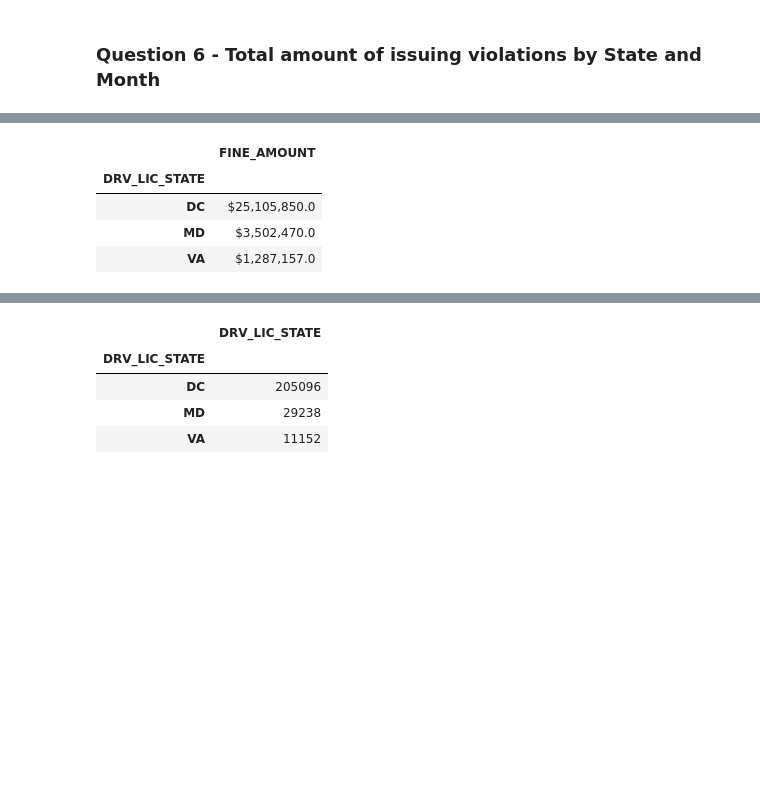
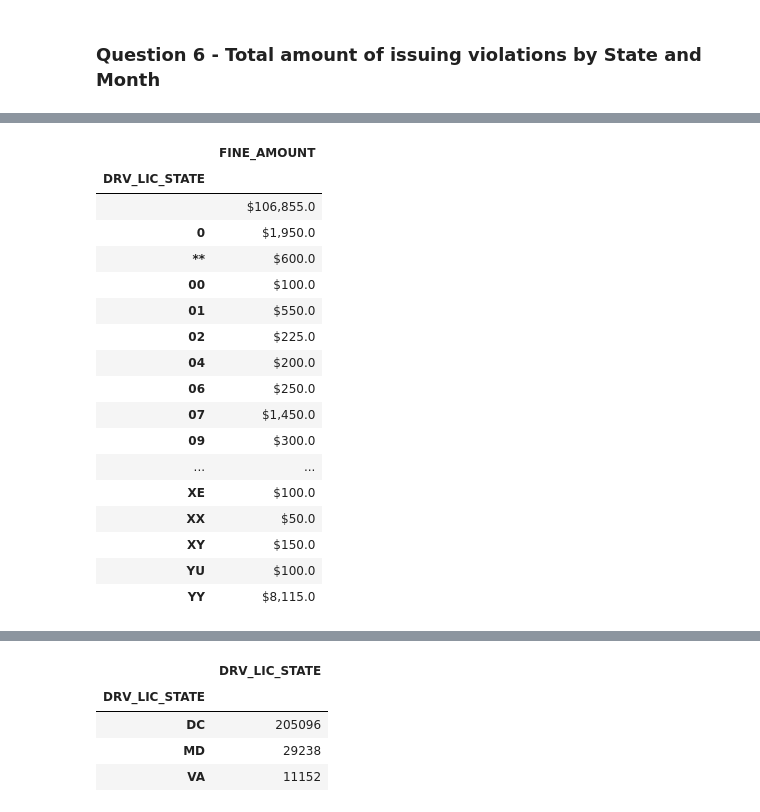
Before and after one commit to Renier83/API-challenge1, a Jupyter notebook: Project/Path_violation.ipynb, the cells around one changed output, grey strips where cells are left out. Cells and saved outputs as stored; diff of their text form; code cells hidden in the pictures; blank space fills up the shorter version.

```diff
--- a/Project/Path_violation.ipynb
+++ b/Project/Path_violation.ipynb
@@ -60,10 +60,10 @@ https://opendata.arcgis.com/datasets/a1f2142a687b425ab49f5ec016f99e24_11.csv
 moving_violations_issued_in_december_2019.csv
 -1 / unknown2019//Moving_Violations_Issued_in_December_2019 (1).csv
 # %%
-column_names = ["ISSUE_DATE","VIOLATION_PROCESS_DESC","DRV_LIC_STATE","FINE_AMOUNT"]
+column_names = ["ISSUE_DATE","VIOLATION_PROCESS_DESC","DRV_LIC_STATE","FINE_AMOUNT", "ISSUING_AGENCY_NAME", "LOCATION"]
 
-y2019_df = pd.DataFrame(columns = column_names)
-print(y2019_df)
+all_data_twozeroonenine_df = pd.DataFrame(columns = column_names)
+print(all_data_twozeroonenine_df)
 
 first_month = "True"
 
@@ -83,18 +83,18 @@ for file in csv_files:
 
     month_df = pd.read_csv(file_path)
 
-    temp_df = month_df.loc[:,["ISSUE_DATE","VIOLATION_PROCESS_DESC","DRV_LIC_STATE","FINE_AMOUNT"]]
-    temp_df = temp_df[temp_df['DRV_LIC_STATE'].isin(["DC","MD","VA"])==True]
-    temp_df.dropna(subset=["DRV_LIC_STATE"])
+    temp_df = month_df.loc[:,["ISSUE_DATE","VIOLATION_PROCESS_DESC","DRV_LIC_STATE","FINE_AMOUNT", "ISSUING_AGENCY_NAME", "LOCATION"]]
+    #temp_df = temp_df[temp_df['DRV_LIC_STATE'].isin(["DC","MD","VA"])==True]
+    #temp_df.dropna(subset=["DRV_LIC_STATE"])
 
     if first_month == "True":
-        y2019_df = temp_df
+        all_data_twozeroonenine_df = temp_df
         first_month = "False"
     else:
-        csv_df = pd.concat([y2019_df, temp_df])
-        y2019_df = csv_df
+        csv_df = pd.concat([all_data_twozeroonenine_df, temp_df])
+        all_data_twozeroonenine_df = csv_df
         #break
 
-y2019_df.to_csv("2019/final.csv")
+all_data_twozeroonenine_df.to_csv("2019/final.csv")
 # %% [output]
 Empty DataFrame
@@ -112,8 +112,9 @@ Index: []
 2019/Moving_Violations_Issued_in_November_2019.csv
 2019/Moving_Violations_Issued_in_December_2019.csv
 # %%
-y2019_df["YEAR"] = y2019_df['ISSUE_DATE'].str.split('/').str[0]
-y2019_df["MONTH"] = y2019_df['ISSUE_DATE'].str.split('/').str[1]
 
-y2019_df.sample(5)
+all_data_twozeroonenine_df["YEAR"] = all_data_twozeroonenine_df['ISSUE_DATE'].str.split('/').str[0]
+all_data_twozeroonenine_df["MONTH"] = all_data_twozeroonenine_df['ISSUE_DATE'].str.split('/').str[1]
+
+all_data_twozeroonenine_df.sample(5)
 # %% [output]
@@ -128,12 +152,25 @@ y2019_df.sample(5)
 # %%
-total_amount = y2019_df.groupby("DRV_LIC_STATE")['FINE_AMOUNT'].sum().map("${:,.1f}".format)
+total_amount = all_data_twozeroonenine_df.groupby("DRV_LIC_STATE")['FINE_AMOUNT'].sum().map("${:,.1f}".format)
 
 total_amount.to_frame()
 # %% [output]
 |  | FINE_AMOUNT |
 | DRV_LIC_STATE |  |
-| DC | $25,105,850.0 |
-| MD | $3,502,470.0 |
-| VA | $1,287,157.0 |
+|  | $106,855.0 |
+| 0 | $1,950.0 |
+| ** | $600.0 |
+| 00 | $100.0 |
+| 01 | $550.0 |
+| 02 | $225.0 |
+| 04 | $200.0 |
+| 06 | $250.0 |
+| 07 | $1,450.0 |
+| 09 | $300.0 |
+| ... | ... |
+| XE | $100.0 |
+| XX | $50.0 |
+| XY | $150.0 |
+| YU | $100.0 |
+| YY | $8,115.0 |
 # %%
 
```
Also changed, not shown: parts of 11 cells of this notebook, 13 other files.
